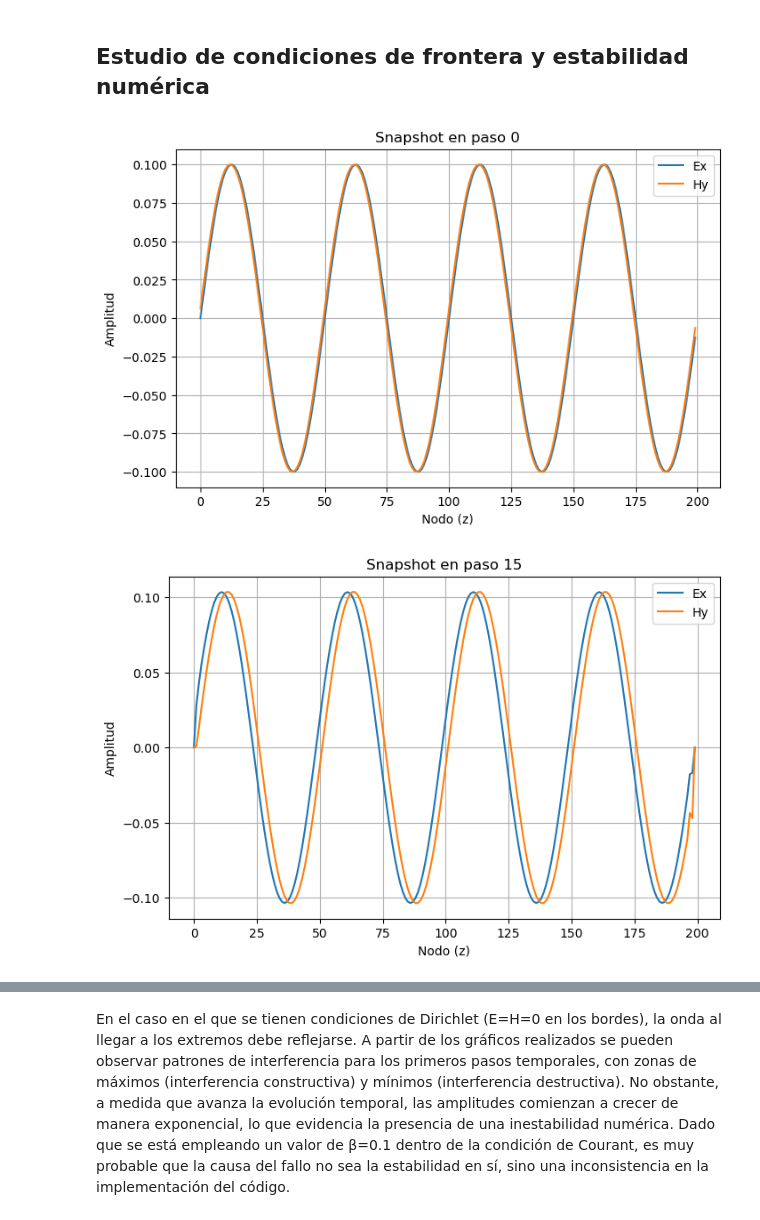
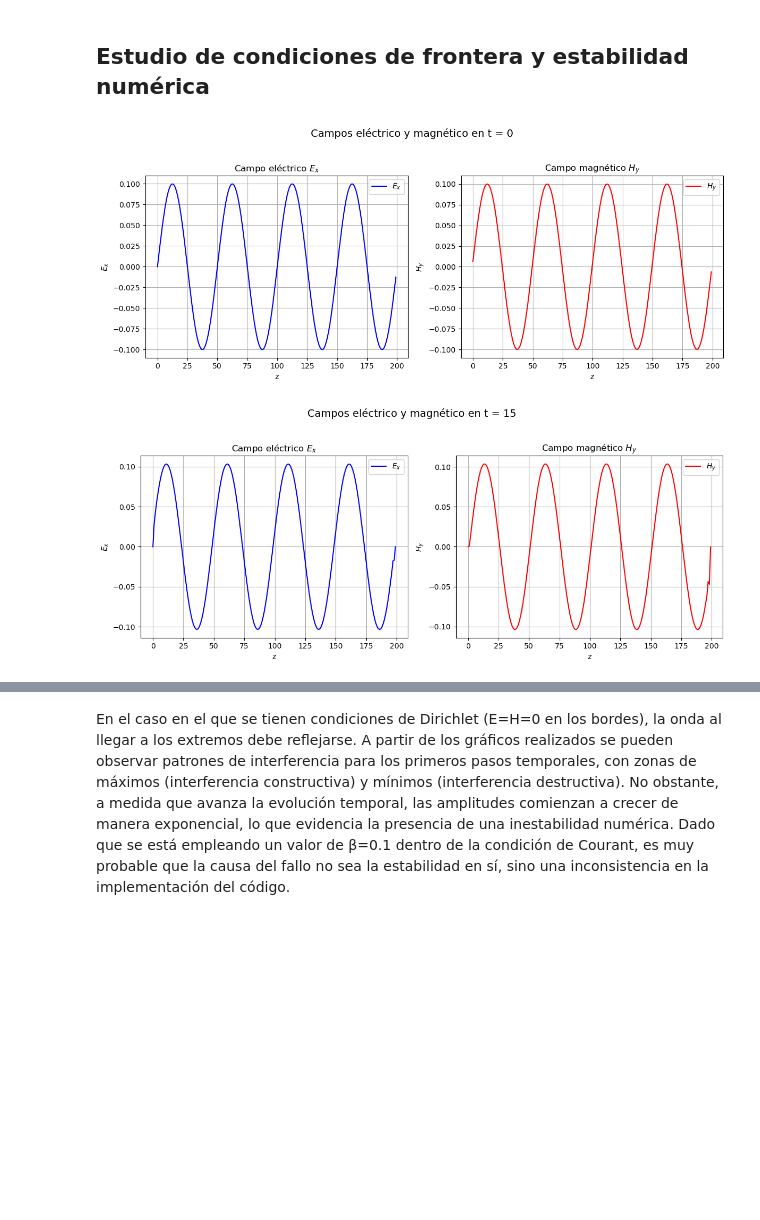
Before and after one commit to CienciaDatosUdea/004_EstudiantesFC2, a Jupyter notebook: EntregasEstudiantes/Henao_85/Parcial2/python/AnalisisRespuestas.ipynb, the cells around one changed output, grey strips where cells are left out. Saved outputs shown, nothing was run; the diff lists cells and outputs as text; code cells hidden in the pictures; blank space fills up the shorter version.

```diff
--- a/EntregasEstudiantes/Henao_85/Parcial2/python/AnalisisRespuestas.ipynb
+++ b/EntregasEstudiantes/Henao_85/Parcial2/python/AnalisisRespuestas.ipynb
@@ -60,15 +75,15 @@ for step, filename in file_step_pairs:
     Hy = df["Hy"].to_numpy()
 
     # Campo eléctrico Ex(z)
-    ax.plot(z, np.zeros_like(z), Ex, color="blue", label="Ex(z)")
+    ax.plot(z, np.zeros_like(z), Ex, color="blue", label="$E_x$")
 
     # Campo magnético Hy(z)
-    ax.plot(z, Hy, np.zeros_like(z), color="orange", label="Hy(z)")
+    ax.plot(z, Hy, np.zeros_like(z), color="red", label="$H_y$")
 
     ax.set_xlabel("z")
-    ax.set_ylabel("Hy(z)")
-    ax.set_zlabel("Ex(z)")
-    ax.set_title(f"Snapshot en paso {step}")
+    ax.set_ylabel("$E_x$")
+    ax.set_zlabel("$H_y$")
+    ax.set_title(f"Campo electromagnético en t = {step}")
 
     ax.legend()
     plt.show()
@@ -90,30 +105,44 @@ El comportamiento esperado bajo condiciones de frontera periódicas es que la on
 # %%
 outdir = "/home/dayana-henao/Escritorio/004_EstudiantesFC2/EntregasEstudiantes/Henao_85/Parcial2/output/dirichlet"
 
 # Obtener archivos y extraer números de paso
 snapshot_files = glob.glob(f"{outdir}/snapshot_step_*.csv")
 
 # Crear lista de (número_paso, archivo)
 file_step_pairs = []
 for f in snapshot_files:
-    # Extraer número del nombre del archivo
     step_num = int(re.search(r'step_(\d+)', f).group(1))
     file_step_pairs.append((step_num, f))
 
 # Ordenar por número de paso
 file_step_pairs.sort(key=lambda x: x[0])
 
 for step, filename in file_step_pairs:
     df = pd.read_csv(filename)
-    plt.figure(figsize=(8,5))
-    plt.plot(df["i"], df["Ex"], label="Ex")
-    plt.plot(df["i"], df["Hy"], label="Hy")
-    plt.xlabel("Nodo (z)")
-    plt.ylabel("Amplitud")
-    plt.title(f"Snapshot en paso {step}")
-    plt.legend()
-    plt.grid(True)
+
+    # Crear figura con dos subplots lado a lado
+    fig, axes = plt.subplots(ncols=2, figsize=(12,5))
+
+    # Gráfica del campo eléctrico Ex
+    axes[0].plot(df["i"], df["Ex"], color="blue", label="$E_x$")
+    axes[0].set_xlabel("z")
+    axes[0].set_ylabel("$E_x$")
+    axes[0].set_title(f"Campo eléctrico $E_x$")
+    axes[0].grid(True)
+    axes[0].legend()
+
+    # Gráfica del campo magnético Hy (H)
+    axes[1].plot(df["i"], df["Hy"], color="red", label="$H_y$")
+    axes[1].set_xlabel("z")
+    axes[1].set_ylabel("$H_y$")
+    axes[1].set_title(f"Campo magnético $H_y$")
+    axes[1].grid(True)
+    axes[1].legend()
+
+    # Título general para el paso
+    fig.suptitle(f"Campos eléctrico y magnético en t = {step}", fontsize=14)
+    plt.tight_layout(rect=[0, 0, 1, 0.95])
     plt.show()
 # %% [output]
-[figure, old version]
+[figure, new version]
-[figure, old version]
+[figure, new version]
```
Also changed, not shown: parts of 5 cells of this notebook.
